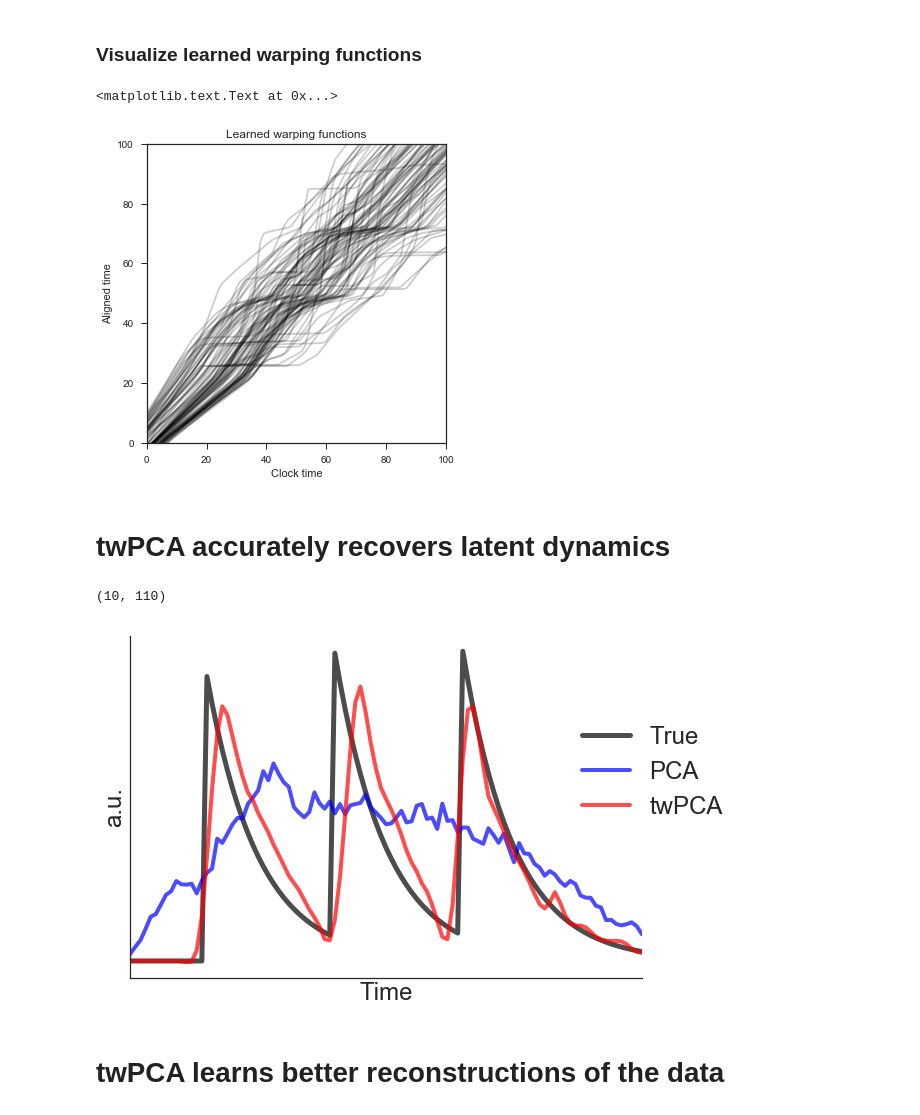
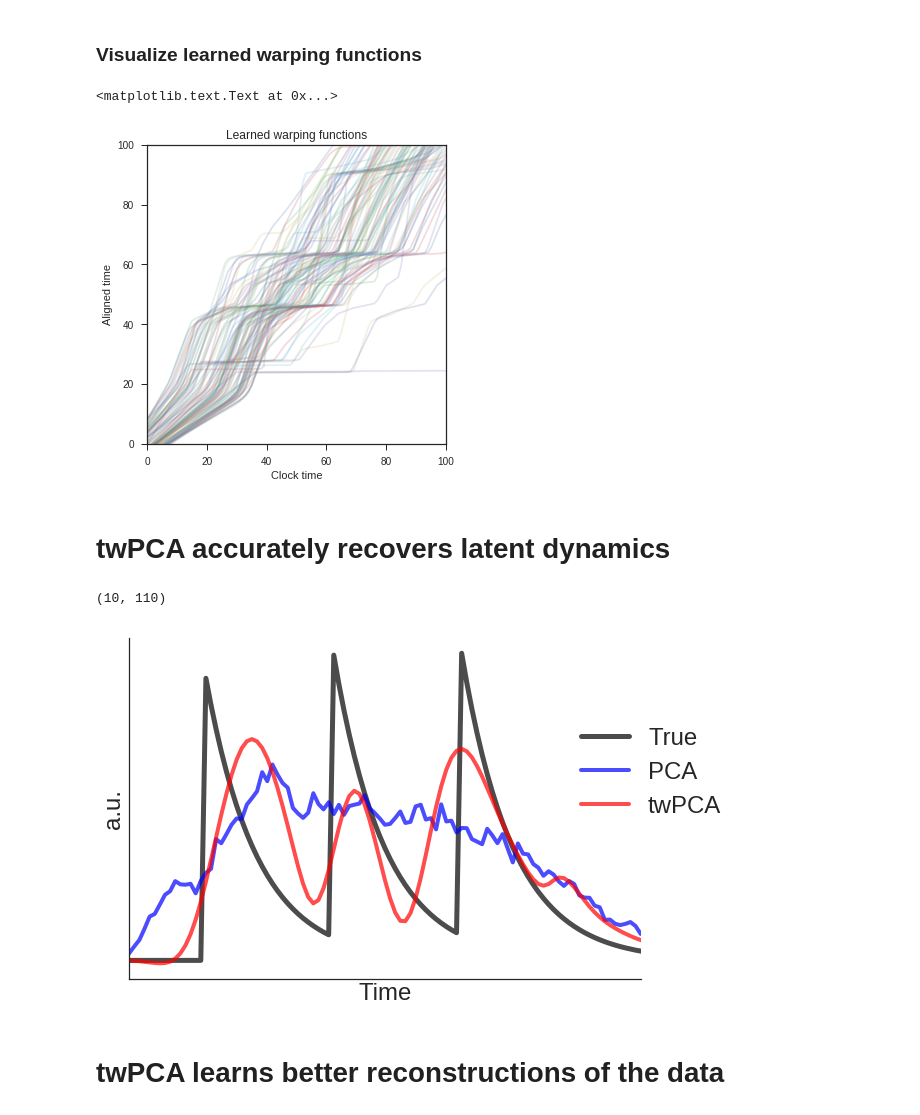
Before and after one commit to ganguli-lab/twpca, a Jupyter notebook: demo.ipynb, the cells around one changed output. Drawn from its saved outputs; the diff is of its cells as text; code cells hidden in the pictures.

```diff
--- a/demo.ipynb
+++ b/demo.ipynb
@@ -82,7 +82,7 @@ n_components = 1
 smooth_std = 1.0
 
 warp_penalty_strength = 0.01
-time_penalty_strength = 1.0
+time_penalty_strength = 100.0
 # %% [markdown]
 ## Construct and fit twPCA model
 # %%
@@ -119,16 +110,16 @@ plt.xlabel('iterations')
 # %% [markdown]
 ### Visualize learned warping functions
 # %%
-plot(params['warp'].T, '-k', alpha=0.2);
+plot(params['warp'].T, alpha=0.2);
 axis('square')
 xlabel('Clock time')
 ylabel('Aligned time')
 xlim(0, 100);
 ylim(0, 100)
 title('Learned warping functions')
 # %% [output]
 <matplotlib.text.Text at 0x...>
-[figure, old version]
+[figure, new version]
 # %% [markdown]
 # twPCA accurately recovers latent dynamics
 # %%
@@ -156,7 +147,7 @@ sns.despine()
 xlim(10, 110)
 # %% [output]
 (10, 110)
-[figure, old version]
+[figure, new version]
 # %% [markdown]
 # twPCA learns better reconstructions of the data
 # %%
```
Also changed, not shown: parts of 4 cells of this notebook, 3 other files.
